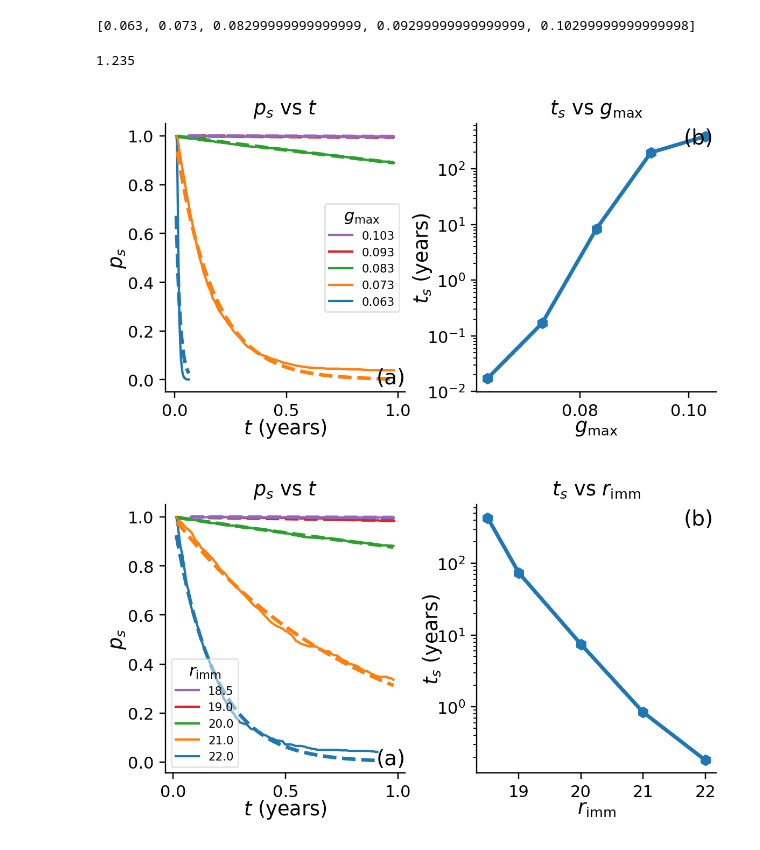
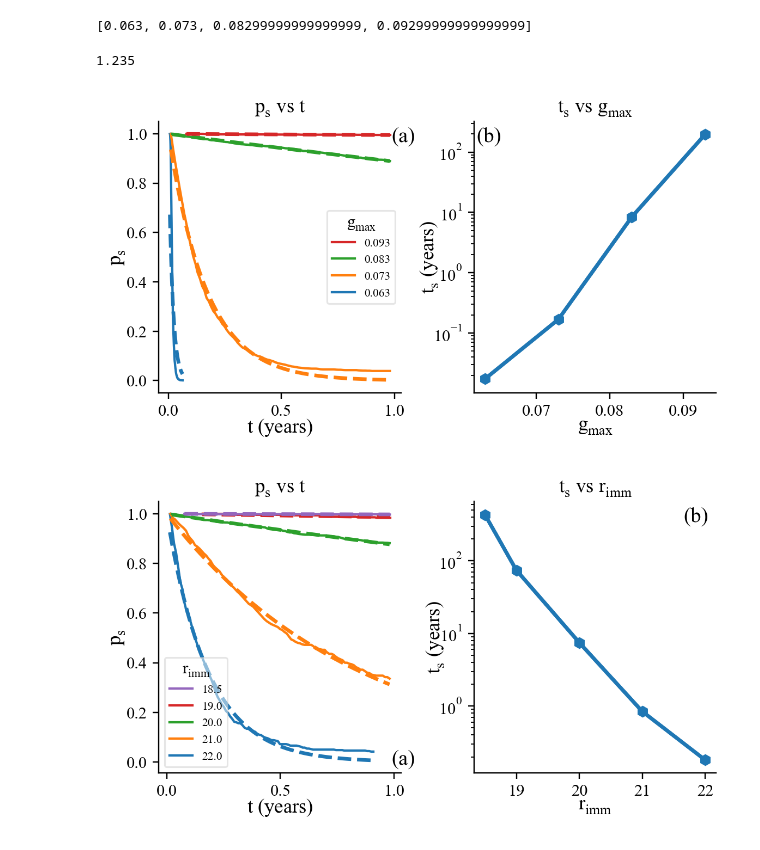
Before and after one commit to patricksinclair/multispecies_postprocessing, a Jupyter notebook: geno_distbs/varying_susceps/ttf_analyser.ipynb, the cells around one changed output. Saved outputs shown, nothing was run; the diff lists cells and outputs as text; code cells hidden in the pictures.

Commit message:
updated plot fonts

```diff
--- a/geno_distbs/varying_susceps/ttf_analyser.ipynb
+++ b/geno_distbs/varying_susceps/ttf_analyser.ipynb
@@ -6,3 +6,7 @@ from scipy.optimize import curve_fit
 import matplotlib.pyplot as plt
 import math
 from pathlib import Path
+
+plt.rcParams["font.family"] = "Times New Roman"
+params = {'mathtext.default': 'regular' }
+plt.rcParams.update(params)
@@ -18,10 +18,10 @@ rImm_vals = rImm_vals[::-1]
 cmax_session2_string = "session-2"
 rImm_session2_string = "-session2"
 
-g_max_vals = [g for g in np.arange(0.063, 0.113, 0.01)]
+g_max_vals = [g for g in np.arange(0.063, 0.103, 0.01)]
 g_max_vals
 # %% [output]
-[0.063, 0.073, 0.08299999999999999, 0.09299999999999999, 0.10299999999999998]
+[0.063, 0.073, 0.08299999999999999, 0.09299999999999999]
 # %%
 num = 1.23456
 prec = 3
@@ -258,8 +258,8 @@ def plot_fitSlopes_and_failRate(ttf_df_list, variable_vals, variable_name, filen
     plt.rcParams['legend.title_fontsize'] = '10'
     axes[0].legend(handles[::-1], labels[::-1], fontsize="7", title=variable_name, framealpha=0.5)
 
-    if letter_in_top: axes[0].text(0.87, 0.925, "(a)", transform=axes[0].transAxes, fontsize=12.8)
-    else: axes[0].text(0.88, 0.03, "(a)", transform=axes[0].transAxes, fontsize=12.8)
+    if letter_in_top: axes[0].text(0.96, 0.925, "(a)", transform=axes[0].transAxes, fontsize=12.8)
+    else: axes[0].text(0.96, 0.03, "(a)", transform=axes[0].transAxes, fontsize=12.8)
 
     plt.rcParams['legend.title_fontsize'] = '10'
 
@@ -310,17 +310,17 @@ def plot_fitSlopes_and_failRate(ttf_df_list, variable_vals, variable_name, filen
 # %%
 # ttf_14pc_cmax = plot_fitSlopes_and_failRate(ttf_14pcres_vs_cmax, cmax_vals, "$c_{\max}$", "ttf_plots_14pcres_vs_cmax")
 # ttf_15pc_cmax = plot_fitSlopes_and_failRate(ttf_15pcres_vs_cmax, cmax_vals, "$c_{\max}$", "ttf_plots_15pcres_vs_cmax")
 # ttf_16pc_cmax = plot_fitSlopes_and_failRate(ttf_16pcres_vs_cmax, cmax_vals, "$c_{\max}$", "ttf_plots_16pcres_vs_cmax")
 #print(ttf_14pc)
-ttf_14pc_gMax = plot_fitSlopes_and_failRate(ttf_14pcres_vs_g_max, g_max_vals, "$g_{\\rm max}$", "ttf_plots_14pcres_vs_gMax", letter_in_top=False, n_sig_figs=3)
+ttf_14pc_gMax = plot_fitSlopes_and_failRate(ttf_14pcres_vs_g_max, g_max_vals, "$g_{max}$", "ttf_plots_14pcres_vs_gMax", letter_in_top=True, n_sig_figs=3)
 # %% [output]
-[figure, old version]
+[figure, new version]
 # %%
-ttf_14pc_rImm = plot_fitSlopes_and_failRate(ttf_14pcres_vs_rImm, rImm_vals, "$r_{\\rm imm}$", "ttf_plots_14pcres_vs_rImm", letter_in_top=False, n_sig_figs=3)
+ttf_14pc_rImm = plot_fitSlopes_and_failRate(ttf_14pcres_vs_rImm, rImm_vals, "$r_{imm}$", "ttf_plots_14pcres_vs_rImm", letter_in_top=False, n_sig_figs=3)
 # ttf_15pc_rImm = plot_fitSlopes_and_failRate(ttf_15pcres_vs_rImm, rImm_vals, "$r_{\\rm imm}$", "ttf_plots_15pcres_vs_rImm", letter_in_top=False)
 # ttf_16pc_rImm = plot_fitSlopes_and_failRate(ttf_16pcres_vs_rImm, rImm_vals, "$r_{\\rm imm}$", "ttf_plots_16pcres_vs_rImm", letter_in_top=False)
 # %% [output]
-[figure, old version]
+[figure, new version]
 # %%
 # # plt.plot(ttf_14pc)
 # # plt.plot(ttf_15pc)
```
Also changed, not shown: parts of 1 cell of this notebook, 1 other file.
